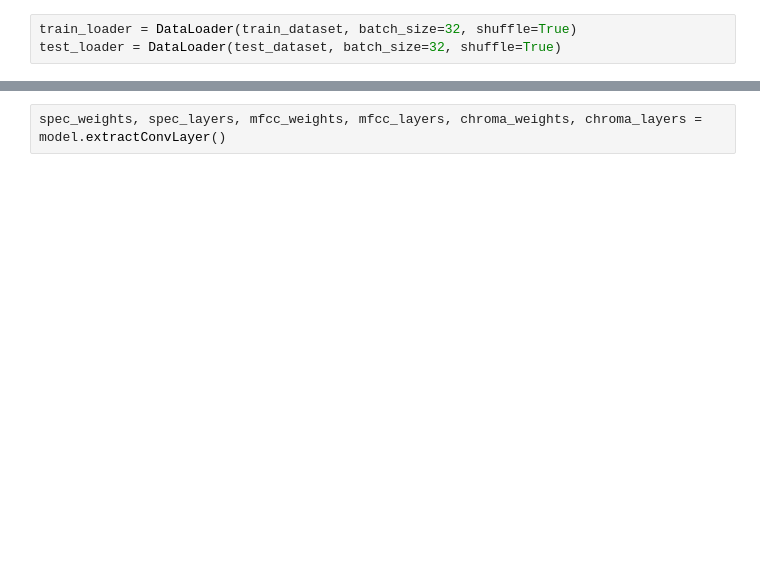
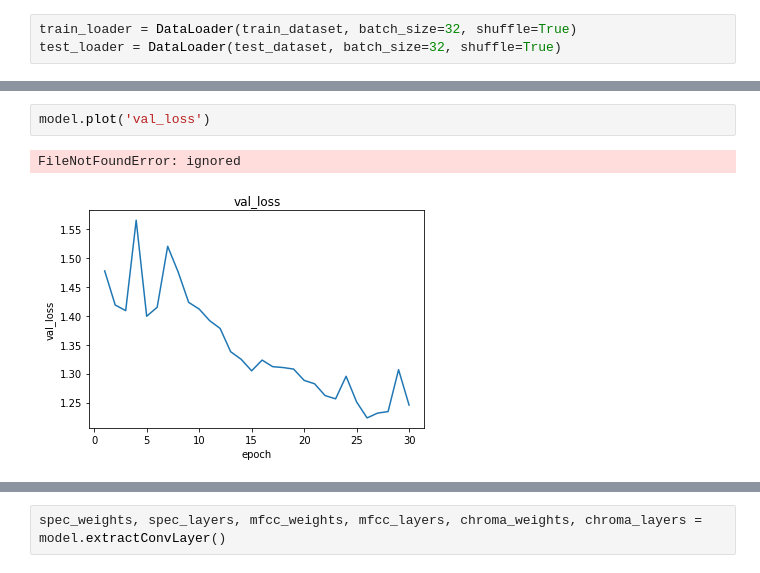
Before and after one commit to sangmin213/DialectClassification, a Jupyter notebook: model_final.ipynb, the cells around one changed output, grey strips where cells are left out. Drawn from its saved outputs; the diff is of its cells as text; blank space fills up the shorter version.

```diff
--- a/model_final.ipynb
+++ b/model_final.ipynb
@@ -1398,0 +1465,5 @@ model.plot('confusion_normalize_val')
+# %%
+model.plot('val_loss')
+# %% [output]
+FileNotFoundError: ignored
+[figure, added]
```
Also changed, not shown: parts of 26 cells of this notebook.
